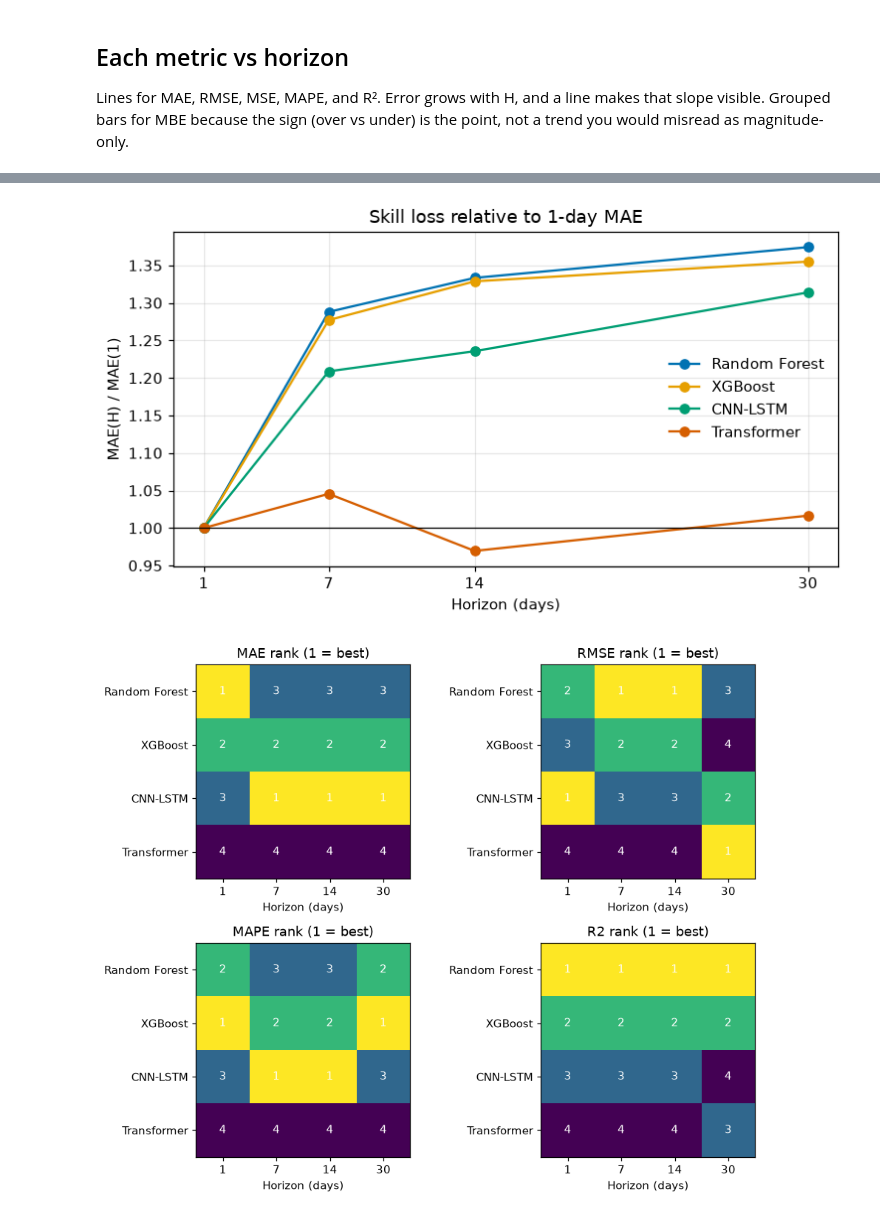
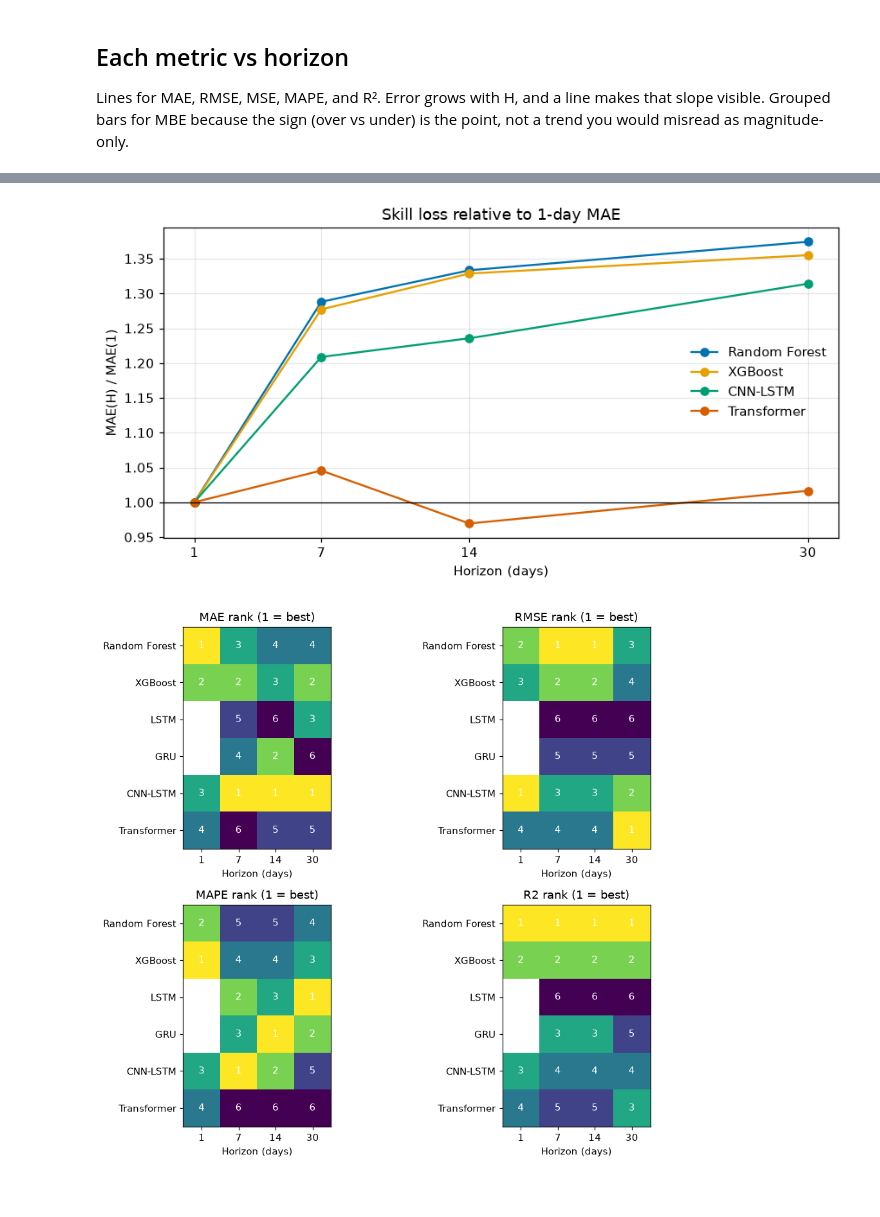
Before and after one commit to Masters-Paper-Forecasting/code, a Jupyter notebook: model_training/pooled_path_comparison_plots.ipynb, the cells around one changed output, grey strips where cells are left out. Saved outputs shown, nothing was run; the diff lists cells and outputs as text; code cells hidden in the pictures.

```diff
--- a/model_training/pooled_path_comparison_plots.ipynb
+++ b/model_training/pooled_path_comparison_plots.ipynb
@@ -16,19 +16,25 @@ import pandas as pd
 HERE = Path(".")
 df = pd.read_csv(HERE / "pooled_path_comparison.csv")
 
-MODELS = ["Random Forest", "XGBoost", "CNN-LSTM", "Transformer"]
+PREFERRED = [
+    "Random Forest",
+    "XGBoost",
+    "LSTM",
+    "GRU",
+    "CNN-LSTM",
+    "Transformer",
+]
+MODELS = [m for m in PREFERRED if m in set(df["Model"])]
 COLORS = {
     "Random Forest": "#0072B2",
     "XGBoost": "#E69F00",
+    "LSTM": "#56B4E9",
+    "GRU": "#CC79A7",
     "CNN-LSTM": "#009E73",
     "Transformer": "#D55E00",
 }
 HORIZONS = [1, 7, 14, 30]
 MARKERS = {1: "o", 7: "s", 14: "D", 30: "^"}
-
-df = df.set_index(["Model", "Horizon_Days"]).loc[
-    pd.MultiIndex.from_product([MODELS, HORIZONS])
-].reset_index()
 
 plt.rcParams.update({
     "figure.dpi": 110,
@@ -228,8 +224,10 @@ plt.show()
 # %%
-fig, ax = plt.subplots(figsize=(7, 4))
+fig, ax = plt.subplots(figsize=(8, 4.2))
 for model in MODELS:
-    mae = values(model, "MAE")
-    ax.plot(HORIZONS, [v / mae[0] for v in mae], marker="o", color=COLORS[model], label=model)
+    mae = np.asarray(values(model, "MAE"), dtype=float)
+    if np.isnan(mae[0]):
+        continue
+    ax.plot(HORIZONS, mae / mae[0], marker="o", color=COLORS[model], label=model)
 ax.axhline(1, color="black", linewidth=0.8)
 ax.set_xticks(HORIZONS)
 ax.set_xlabel("Horizon (days)")
@@ -239,25 +237,35 @@ ax.legend(frameon=False)
 fig.tight_layout()
 plt.show()
 # %% [output]
-[figure, old version]
+[figure, new version]
 # %%
 rank_metrics = {"MAE": True, "RMSE": True, "MAPE": True, "R2": False}
-fig, axes = plt.subplots(2, 2, figsize=(9, 7))
+fig, axes = plt.subplots(2, 2, figsize=(10, 8))
 for ax, (col, low_is_best) in zip(axes.ravel(), rank_metrics.items()):
-    table = df.pivot(index="Model", columns="Horizon_Days", values=col).loc[MODELS, HORIZONS]
+    table = df.pivot(index="Model", columns="Horizon_Days", values=col).reindex(
+        index=MODELS, columns=HORIZONS
+    )
     ranks = table.rank(axis=0, ascending=low_is_best, method="min")
-    ax.imshow(ranks.to_numpy(), cmap="viridis_r", vmin=1, vmax=4)
+    ax.imshow(
+        np.ma.masked_invalid(ranks.to_numpy()),
+        cmap="viridis_r",
+        vmin=1,
+        vmax=len(MODELS),
+    )
     ax.set_xticks(range(len(HORIZONS)))
     ax.set_xticklabels(HORIZONS)
     ax.set_yticks(range(len(MODELS)))
     ax.set_yticklabels(MODELS)
     ax.set_xlabel("Horizon (days)")
     ax.set_title(f"{col} rank (1 = best)")
     ax.grid(False)
     for i in range(len(MODELS)):
         for j in range(len(HORIZONS)):
-            ax.text(j, i, int(ranks.iloc[i, j]), ha="center", va="center", color="white")
+            val = ranks.iloc[i, j]
+            if pd.isna(val):
+                continue
+            ax.text(j, i, int(val), ha="center", va="center", color="white")
 fig.tight_layout()
 plt.show()
 # %% [output]
-[figure, old version]
+[figure, new version]
```
Also changed, not shown: parts of 14 cells of this notebook, 5 other files.
